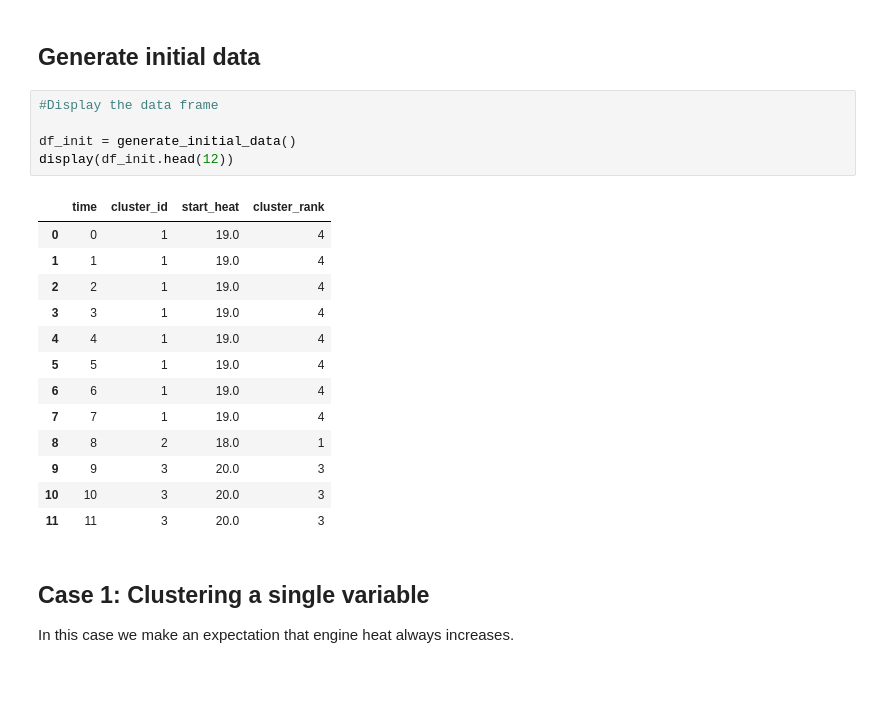
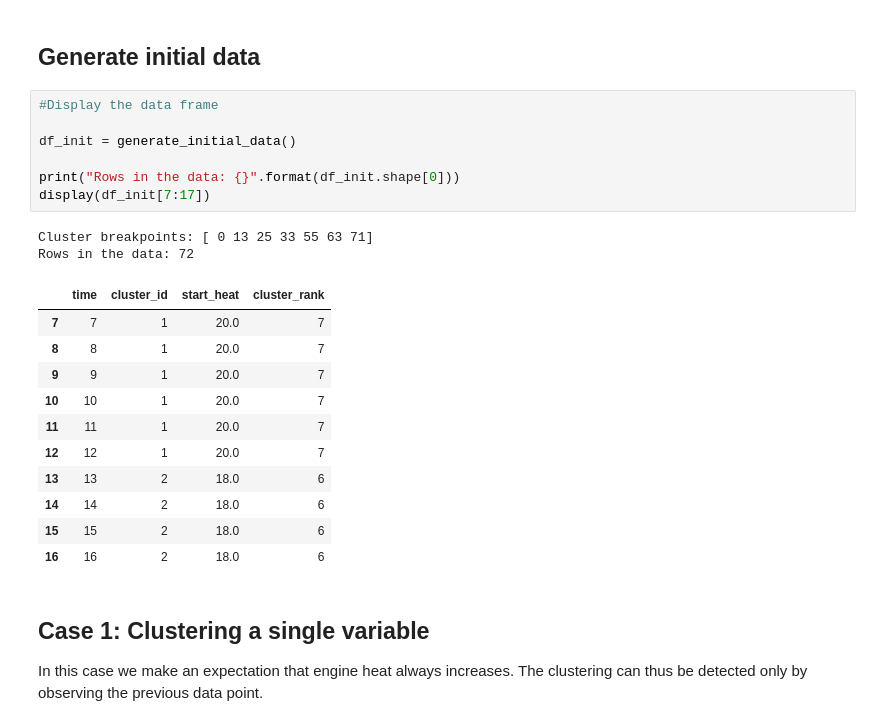
Before and after one commit to mikaelahonen/sql-clustering, a Jupyter notebook: sql-clustering.ipynb, the cells around one changed output. Drawn from its saved outputs; the diff is of its cells as text; blank space fills up the shorter version.

```diff
--- a/sql-clustering.ipynb
+++ b/sql-clustering.ipynb
@@ -95,22 +194,24 @@ def drop_columns(df_arg):
 # %%
 #Display the data frame
 
 df_init = generate_initial_data()
-display(df_init.head(12))
+
+print("Rows in the data: {}".format(df_init.shape[0]))
+display(df_init[7:17])
 # %% [output]
+Cluster breakpoints: [ 0 13 25 33 55 63 71]
+Rows in the data: 72
 |  | time | cluster_id | start_heat | cluster_rank |
-| 0 | 0 | 1 | 19.0 | 4 |
-| 1 | 1 | 1 | 19.0 | 4 |
-| 2 | 2 | 1 | 19.0 | 4 |
-| 3 | 3 | 1 | 19.0 | 4 |
-| 4 | 4 | 1 | 19.0 | 4 |
-| 5 | 5 | 1 | 19.0 | 4 |
-| 6 | 6 | 1 | 19.0 | 4 |
-| 7 | 7 | 1 | 19.0 | 4 |
-| 8 | 8 | 2 | 18.0 | 1 |
-| 9 | 9 | 3 | 20.0 | 3 |
-| 10 | 10 | 3 | 20.0 | 3 |
-| 11 | 11 | 3 | 20.0 | 3 |
+| 7 | 7 | 1 | 20.0 | 7 |
+| 8 | 8 | 1 | 20.0 | 7 |
+| 9 | 9 | 1 | 20.0 | 7 |
+| 10 | 10 | 1 | 20.0 | 7 |
+| 11 | 11 | 1 | 20.0 | 7 |
+| 12 | 12 | 1 | 20.0 | 7 |
+| 13 | 13 | 2 | 18.0 | 6 |
+| 14 | 14 | 2 | 18.0 | 6 |
+| 15 | 15 | 2 | 18.0 | 6 |
+| 16 | 16 | 2 | 18.0 | 6 |
 # %% [markdown]
 ## Case 1: Clustering a single variable
-In this case we make an expectation that engine heat always increases.
+In this case we make an expectation that engine heat always increases. The clustering can thus be detected only by observing the previous data point.
```
Also changed, not shown: parts of 34 cells of this notebook, 2 other files.
